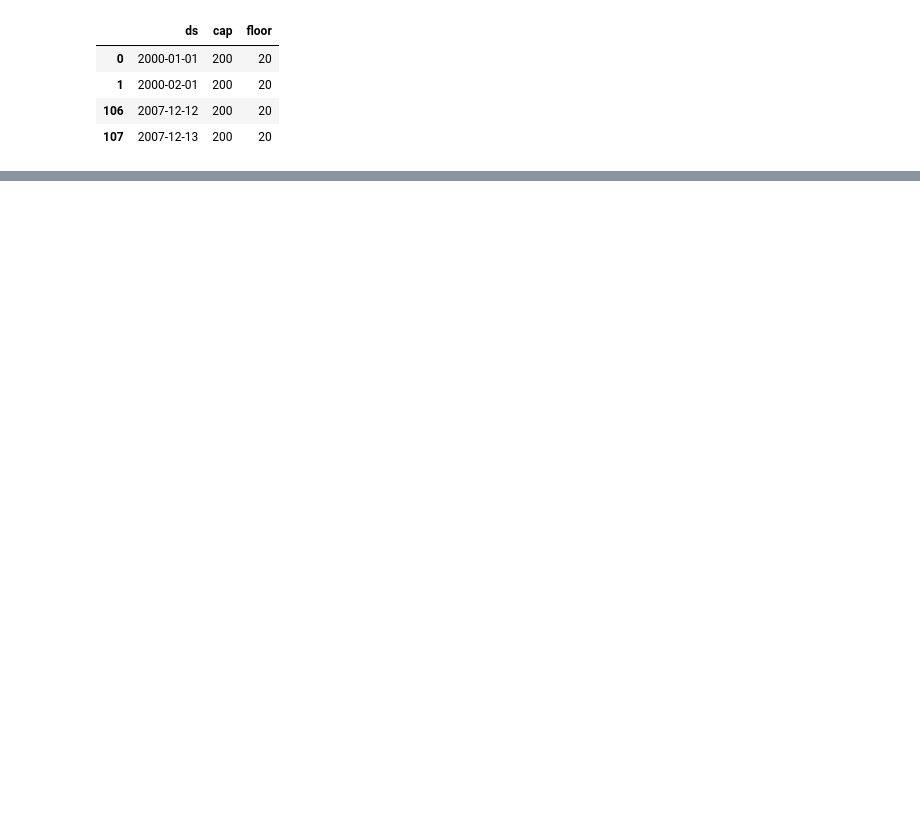
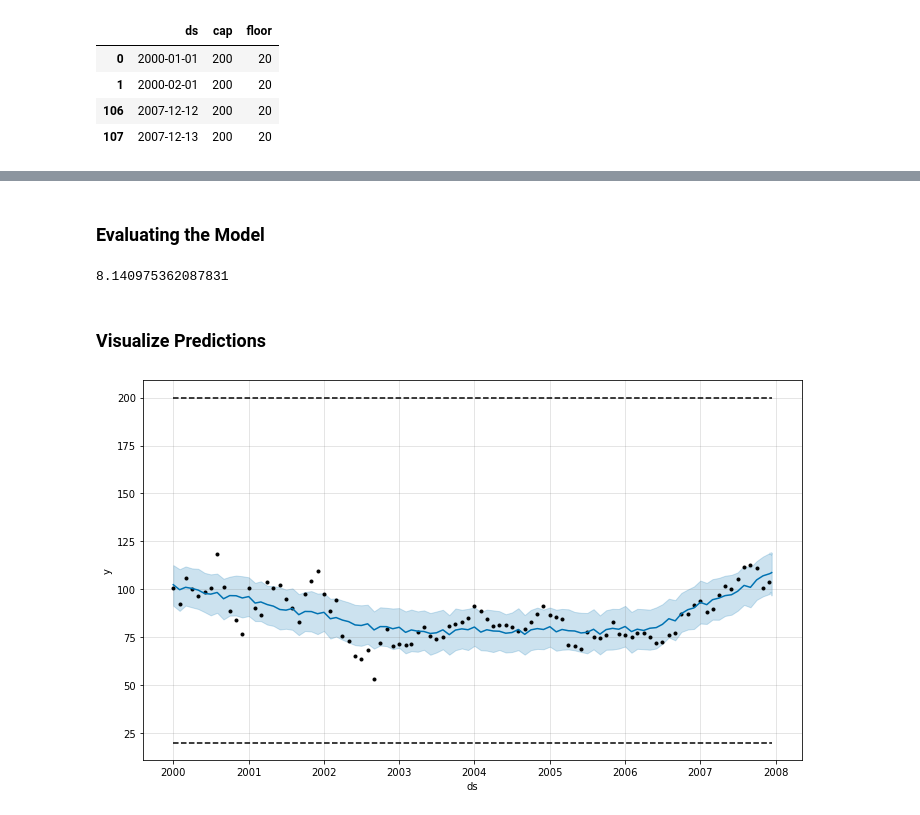
Before and after one commit to gilbert-noriega-ii/time-series-exercises, a Jupyter notebook: stocks_exploration.ipynb, the cells around one changed output, grey strips where cells are left out. Saved outputs shown, nothing was run; the diff lists cells and outputs as text; code cells hidden in the pictures; blank space fills up the shorter version.

```diff
--- a/stocks_exploration.ipynb
+++ b/stocks_exploration.ipynb
@@ -143,0 +202,10 @@ dtype: object
+# %%
+m = Prophet(#our data is in months so we will set the follwoing as false
+            daily_seasonality = False,
+            weekly_seasonality = False,
+            #growth=logistic so it won't continue upward or downward indefinitely
+            growth = 'logistic',
+            changepoint_prior_scale = 0.5,
+            seasonality_prior_scale = 0.01)
+#Fitting to model
+m.fit(train)
@@ -196,0 +254,2 @@ forecast[(forecast['Christmas Day'] +
+# %% [markdown]
+### Evaluating the Model
@@ -196,0 +260,11 @@ forecast[(forecast['Christmas Day'] +
+# %%
+rmse = sqrt(mean_squared_error(eval_df.y, eval_df.yhat))
+rmse
+# %% [output]
+8.140975362087831
+# %% [markdown]
+### Visualize Predictions
+# %%
+fig1 = m.plot(forecast)
+# %% [output]
+[figure, added]
```
Also changed, not shown: parts of 36 cells of this notebook.
